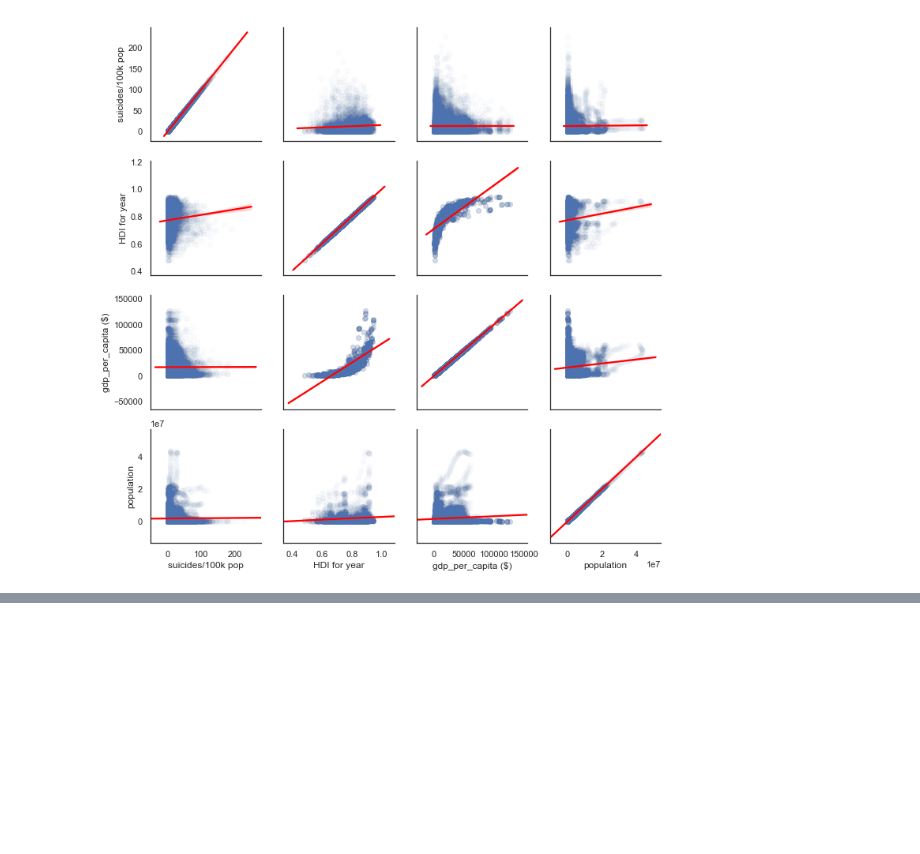
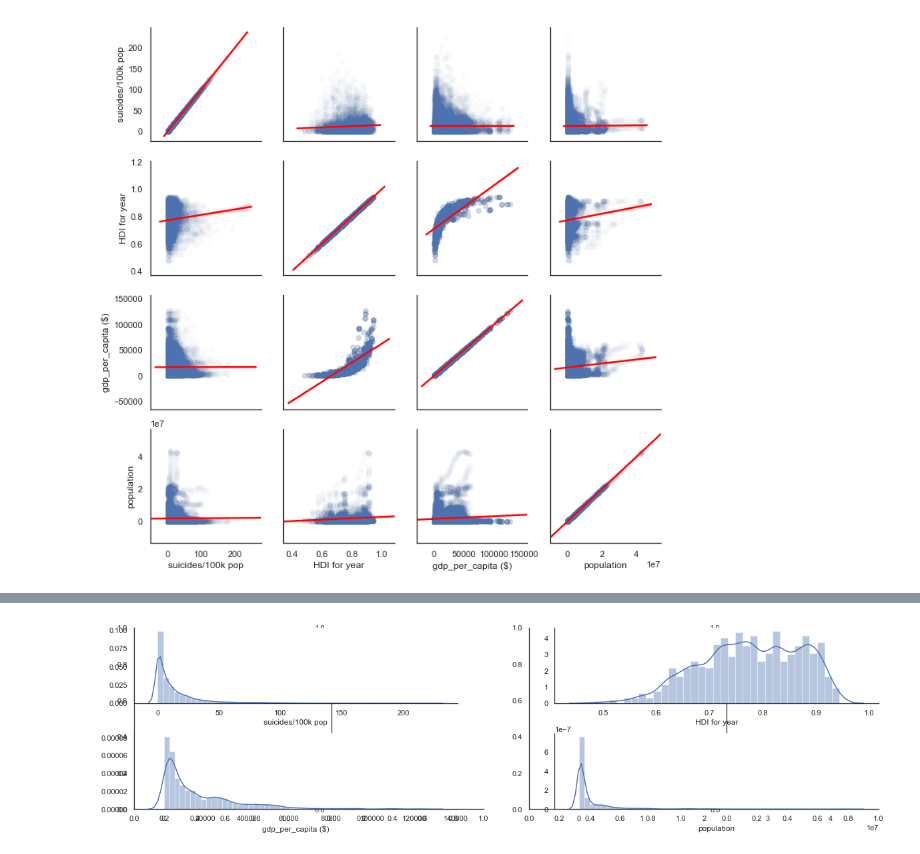
Before and after one commit to daddyprasad5/thinkful, a Jupyter notebook: happiness.ipynb, the cells around one changed output, grey strips where cells are left out. Drawn from its saved outputs; the diff is of its cells as text; code cells hidden in the pictures; blank space fills up the shorter version.

```diff
--- a/happiness.ipynb
+++ b/happiness.ipynb
@@ -413,10 +424,13 @@ gr.map(sns.regplot, scatter_kws={"alpha":.02}, line_kws={"color":"red"})
 # %%
 
 #playing with looping through a dataframe to display lots of plots
 #doesn't look very good over multiple columns
-# fig, axs = plt.subplots(1, 4, figsize=(20,5))
-# i = 1
-# for column in su_sub:
-#     sns.distplot(su[column].dropna(), ax=fig.add_subplot(2,2,i))
-#     i+=1
-#plt.show()
+fig, axs = plt.subplots(1, 4, figsize=(20,5))
+plt.subplots_adjust(wspace=0.3, hspace=0.4)
+i = 1
+for column in su_sub:
+    sns.distplot(su[column].dropna(), ax=fig.add_subplot(2,2,i))
+    i+=1
+plt.show()
+# %% [output]
+[figure, added]
```
Also changed, not shown: parts of 1 cell of this notebook, 19 other files.
